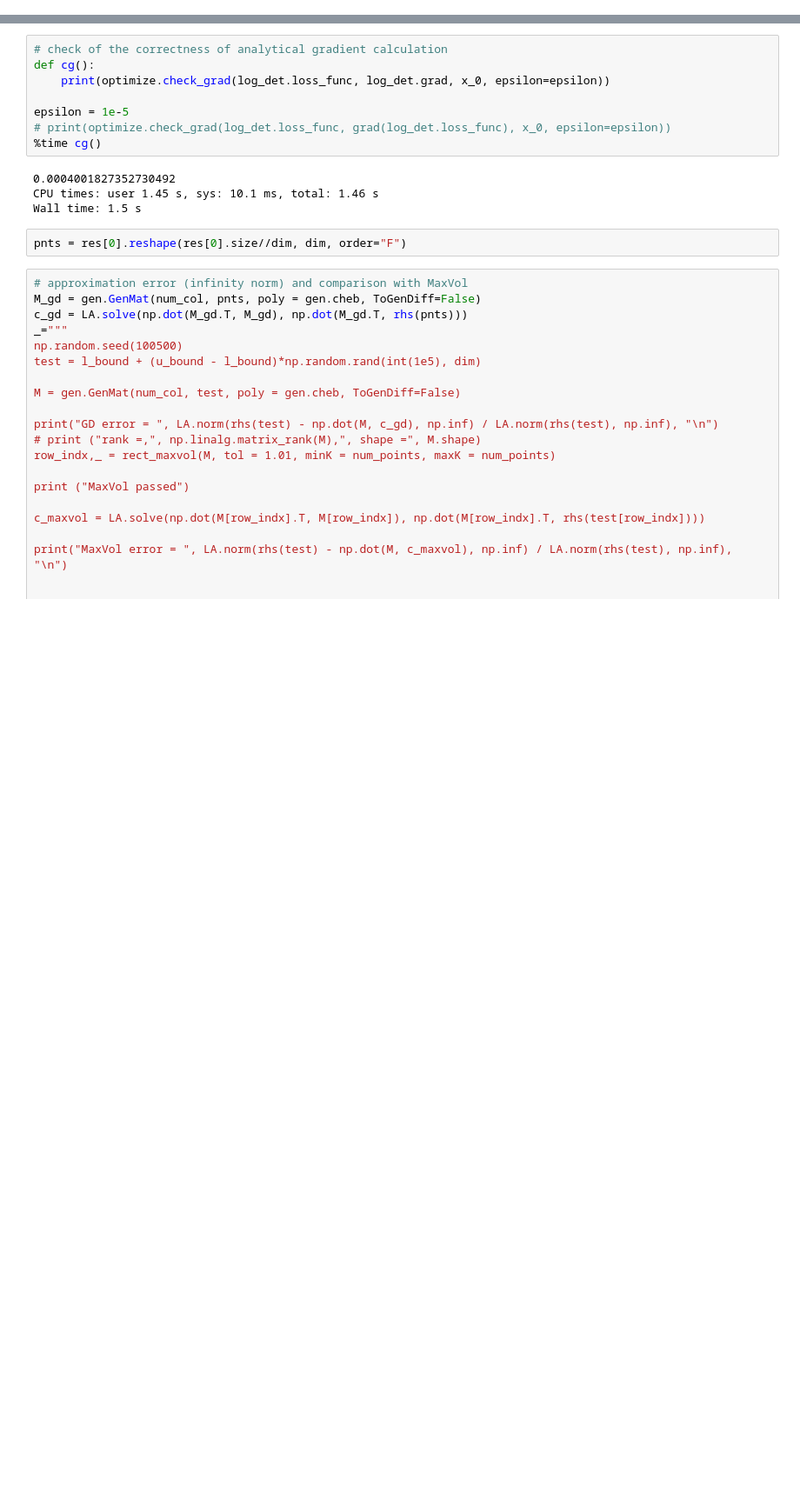
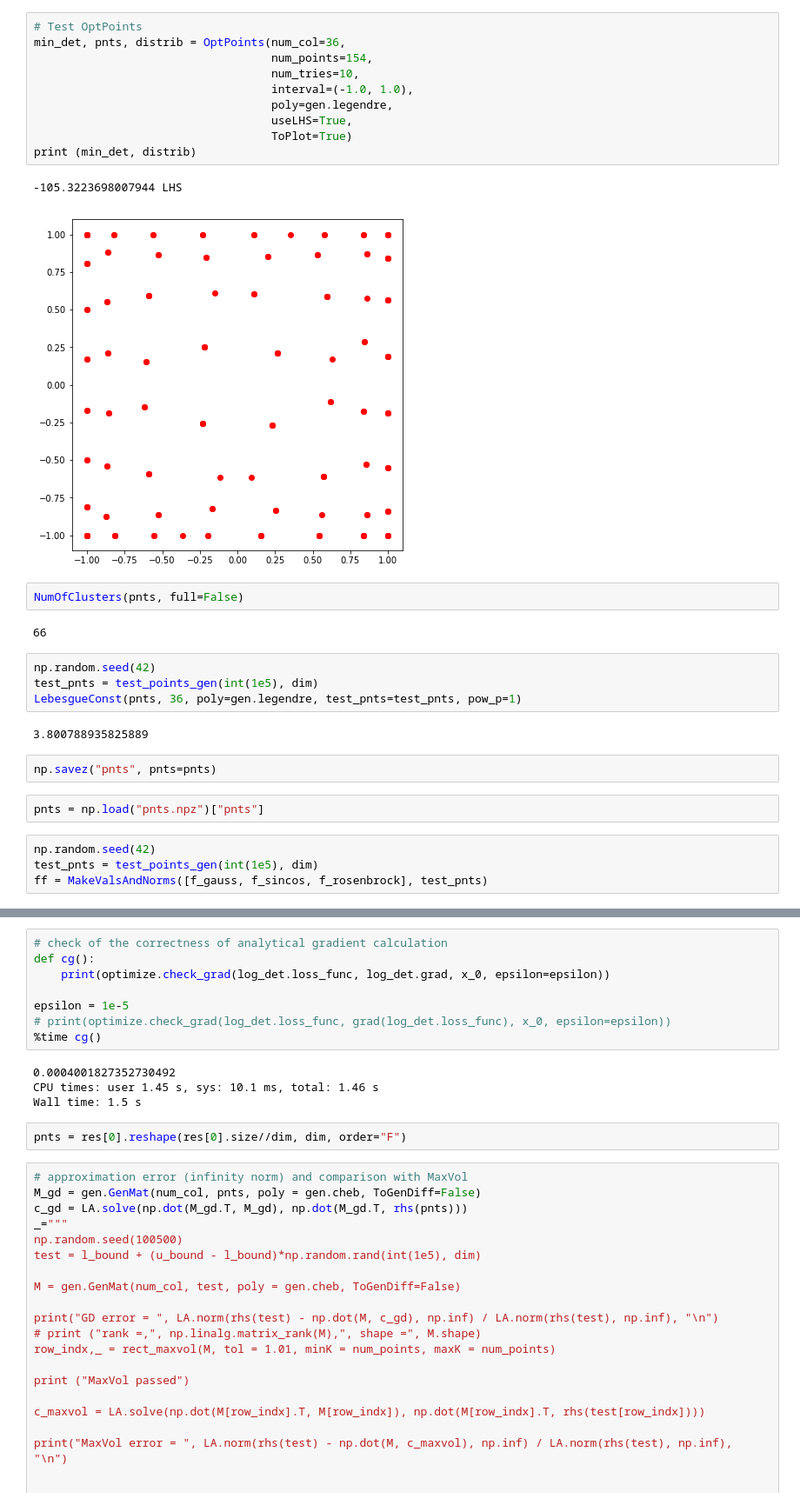
Before and after one commit to glkarpov/wmaxvol, a Jupyter notebook: sandbox_GD_approx.ipynb, the cells around one changed output, grey strips where cells are left out. Shown at 87% size. Cells and saved outputs as stored; diff of their text form; blank space fills up the shorter version.

```diff
--- a/sandbox_GD_approx.ipynb
+++ b/sandbox_GD_approx.ipynb
@@ -16,0 +71,31 @@ from numba import jit, njit, prange
+# %%
+# Test OptPoints
+min_det, pnts, distrib = OptPoints(num_col=36,
+                                   num_points=154,
+                                   num_tries=10,
+                                   interval=(-1.0, 1.0),
+                                   poly=gen.legendre,
+                                   useLHS=True,
+                                   ToPlot=True)
+print (min_det, distrib)
+# %% [output]
+-105.3223698007944 LHS
+[figure, added]
+# %%
+NumOfClusters(pnts, full=False)
+# %% [output]
+66
+# %%
+np.random.seed(42)
+test_pnts = test_points_gen(int(1e5), dim)
+LebesgueConst(pnts, 36, poly=gen.legendre, test_pnts=test_pnts, pow_p=1)
+# %% [output]
+3.800788935825889
+# %%
+np.savez("pnts", pnts=pnts)
+# %%
+pnts = np.load("pnts.npz")["pnts"]
+# %%
+np.random.seed(42)
+test_pnts = test_points_gen(int(1e5), dim)
+ff = MakeValsAndNorms([f_gauss, f_sincos, f_rosenbrock], test_pnts)
```
Also changed, not shown: parts of 10 cells of this notebook, 4 other files.
